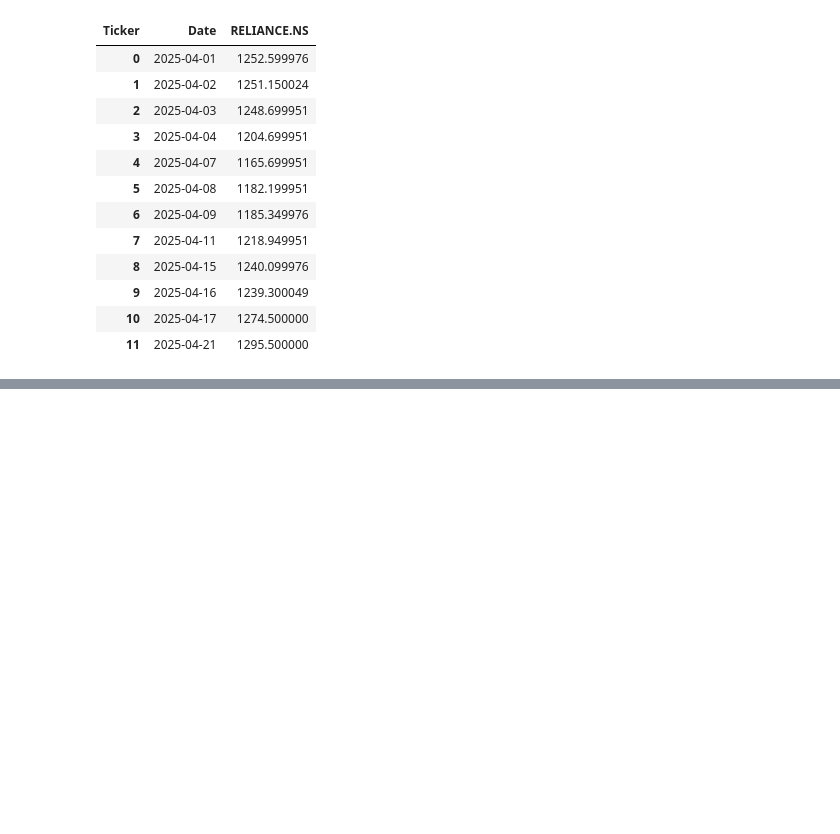
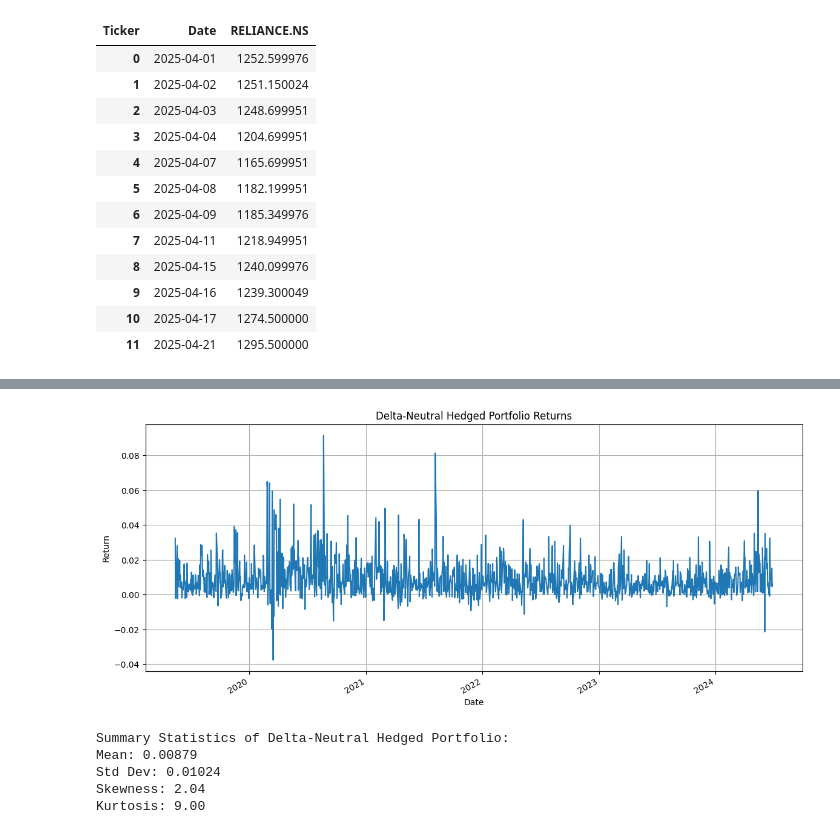
Before and after one commit to khushbhuta/FRAM_Assignment, a Jupyter notebook: FRAM_Assignment.ipynb, the cells around one changed output, grey strips where cells are left out. Drawn from its saved outputs; the diff is of its cells as text; code cells hidden in the pictures; blank space fills up the shorter version.

```diff
--- a/FRAM_Assignment.ipynb
+++ b/FRAM_Assignment.ipynb
@@ -965,0 +962,73 @@ plot_simulation_paths(simulated_paths)
+# %%
+# Task - 7 Implementing Hedging Strategies
+
+# Simulated deltas for illustration:
+# Let's assume:
+# - Stocks (Bharti Airtel, NIFTY 50, Small Cap): Δ ≈ +1
+# - USD/INR and Silver are used as hedges, so we assign Δ ≈ -1 and +0.5 respectively (arbitrary hedging proxy)
+delta_vector = np.array([1, 1, -1, 1, 0.5])  # Bharti Airtel, NIFTY 50, USD/INR, Small Cap, Silver
+
+# Normalize the delta exposures so they represent relative sensitivities
+normalized_delta = delta_vector / np.sum(np.abs(delta_vector))
+
+# Prepare a container for rebalanced weights
+# Prepare a container for rebalanced weights
+rebalanced_weights = []
+
+# For each day, solve for weights such that portfolio delta ≈ 0
+# Use constraint: sum(weights * delta_vector) = 0 and sum(weights) = 1
+from scipy.optimize import minimize
+
+dates = returns_df.index
+for i in range(len(dates)):
+    def objective(w):
+        return -returns_df.iloc[i].dot(w)  # maximize return
+
+    # Constraint: delta-neutral
+    constraints = [
+        {'type': 'eq', 'fun': lambda w: np.dot(w, delta_vector)},   # delta-neutral constraint
+        {'type': 'eq', 'fun': lambda w: np.sum(w) - 1.0}            # fully invested portfolio
+    ]
+
+    bounds = [(0, 1)] * len(delta_vector)  # no shorting
+    initial_guess = np.array([1/5.0] * 5)
+
+    result = minimize(objective, initial_guess, bounds=bounds, constraints=constraints)
+
+    if result.success:
+        rebalanced_weights.append(result.x)
+    else:
+        # fallback: use equal weights if optimizer fails
+        rebalanced_weights.append(initial_guess)
+
+    # Calculate old and new portfolio deltas
+    old_delta = np.dot(initial_guess, delta_vector)
+    new_delta = np.dot(result.x, delta_vector) if result.success else old_delta
+
+    # Print the results for this day
+    print(f"Date: {dates[i]}")
+    print(f"Old Weights: {initial_guess}")
+    print(f"New Weights: {result.x if result.success else initial_guess}")
+    print(f"Old Portfolio Delta: {old_delta:.5f}")
+    print(f"New Portfolio Delta: {new_delta:.5f}")
+    print("-" * 50)
+
+# Convert to DataFrame for visualization
+rebalanced_weights_df = pd.DataFrame(rebalanced_weights, columns=returns_df.columns, index=dates)
+
+# Compute new portfolio returns using delta-neutral weights
+delta_neutral_returns = (returns_df * rebalanced_weights_df).sum(axis=1)
+
+# Plot the delta-neutral portfolio returns
+delta_neutral_returns.plot(figsize=(14, 6), title="Delta-Neutral Hedged Portfolio Returns")
+plt.ylabel("Return")
+plt.grid(True)
+plt.show()
+
+# Summary statistics
+print("Summary Statistics of Delta-Neutral Hedged Portfolio:")
+print(f"Mean: {delta_neutral_returns.mean():.5f}")
+print(f"Std Dev: {delta_neutral_returns.std():.5f}")
+print(f"Skewness: {skew(delta_neutral_returns):.2f}")
+print(f"Kurtosis: {kurtosis(delta_neutral_returns):.2f}")
+# %% [output]
@@ -965,0 +1052,6 @@ plot_simulation_paths(simulated_paths)
+[figure, added]
+Summary Statistics of Delta-Neutral Hedged Portfolio:
+Mean: 0.00879
+Std Dev: 0.01024
+Skewness: 2.04
+Kurtosis: 9.00
```
Also changed, not shown: parts of 18 cells of this notebook.
